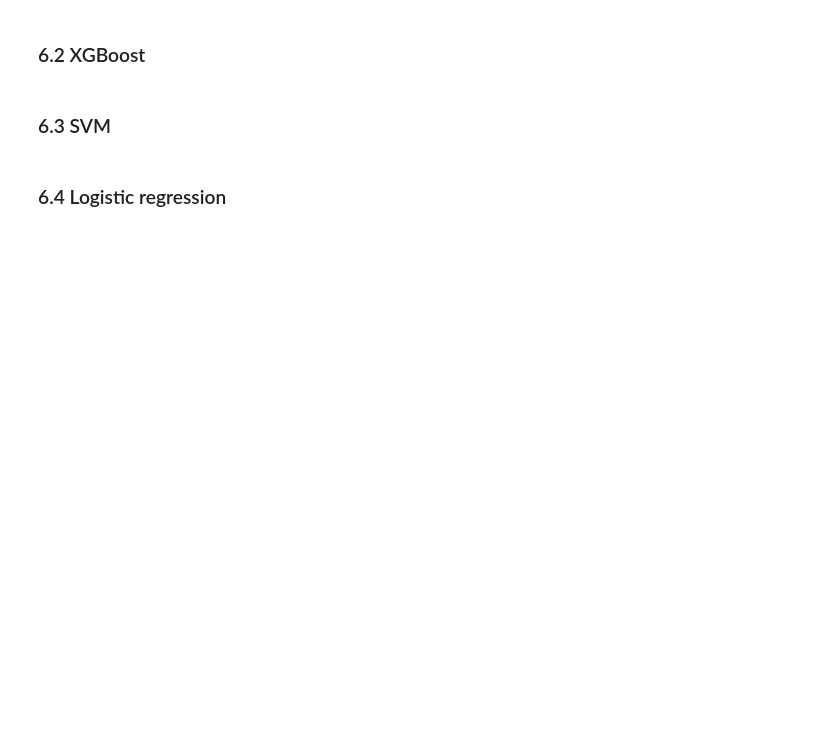
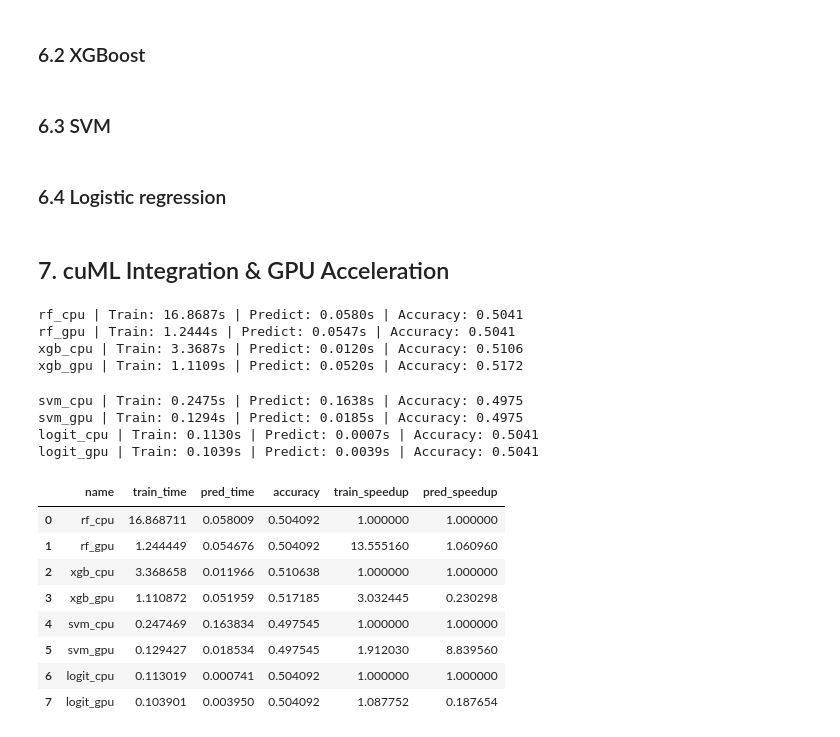
Before and after one commit to ClaireChii/AI-IN-FINANCE-PRACTICE-PROJECT, a Jupyter notebook: Practice - CPU and GPU models - Jiao Chi.ipynb, the cells around one changed output. Saved outputs shown, nothing was run; the diff lists cells and outputs as text; code cells hidden in the pictures; blank space fills up the shorter version.

```diff
--- a/Practice - CPU and GPU models - Jiao Chi.ipynb
+++ b/Practice - CPU and GPU models - Jiao Chi.ipynb
@@ -197,7 +192,7 @@ x_train.shape, y_train.shape, x_test.shape, y_test.shape
 # %% [output]
 ((1424, 242), (1424,), (611, 242), (611,))
 # %%
-x_train_gpu = cudf.DataFrame.from_pandas(x_train)
-x_test_gpu  = cudf.DataFrame.from_pandas(x_test)
-y_train_gpu = cudf.Series(y_train)
-y_test_gpu  = cudf.Series(y_test)
+x_train_gpu = cudf.from_pandas(x_train_cpu)
+x_test_gpu  = cudf.from_pandas(x_test_cpu)
+y_train_gpu = cudf.from_pandas(y_train_cpu)
+y_test_gpu  = cudf.from_pandas(y_test_cpu)
@@ -235,0 +226,13 @@ Scaling Check: Training Median is 0.0000
+# %%
+def robust_scaling_gpu(train_df_gpu, test_df_gpu):
+    scaler_gpu = cuRobustScaler()
+    scaler_gpu.fit(train_df_gpu)
+
+    train_scaled_gpu = scaler_gpu.transform(train_df_gpu)
+    test_scaled_gpu = scaler_gpu.transform(test_df_gpu)
+    avg_median = train_scaled_gpu.median().mean()
+    print(f'Scaling Check: Training Median for GPU is {avg_median:.4f}')
+    return train_scaled_cpu, test_scaled_cpu
+
+
+train_scaled_gpu, test_scaled_gpu = robust_scaling_gpu(x_train_gpu, x_test_gpu)
@@ -358,5 +364,7 @@ logit_gpu = cuLogisticRegression(
     C=1,
     max_iter=1000
 )
+# %% [markdown]
+## 7. cuML Integration & GPU Acceleration
 # %%
 model = ['rf_cpu', 'rf_gpu', 'xgb_cpu', 'xgb_gpu', 'svm_cpu', 'svm_gpu', 'logit_cpu', 'logit_gpu']
@@ -452,0 +494,29 @@ plt.tight_layout()
+# %%
+%%time
+# Run all models to collect results of time and accuracies.
+result = run_all_models(
+    model_dict,
+    x_train_cpu, train_scaled_cpu, y_train_cpu,
+    x_train_gpu, train_scaled_gpu, y_train_gpu,
+    x_test_cpu, test_scaled_cpu, y_test_cpu,
+    x_test_gpu, test_scaled_gpu, y_test_gpu
+    )
+display(result)
+# %% [output]
+rf_cpu | Train: 16.8687s | Predict: 0.0580s | Accuracy: 0.5041
+rf_gpu | Train: 1.2444s | Predict: 0.0547s | Accuracy: 0.5041
+xgb_cpu | Train: 3.3687s | Predict: 0.0120s | Accuracy: 0.5106
+xgb_gpu | Train: 1.1109s | Predict: 0.0520s | Accuracy: 0.5172
+svm_cpu | Train: 0.2475s | Predict: 0.1638s | Accuracy: 0.4975
+svm_gpu | Train: 0.1294s | Predict: 0.0185s | Accuracy: 0.4975
+logit_cpu | Train: 0.1130s | Predict: 0.0007s | Accuracy: 0.5041
+logit_gpu | Train: 0.1039s | Predict: 0.0039s | Accuracy: 0.5041
+|  | name | train_time | pred_time | accuracy | train_speedup | pred_speedup |
+| 0 | rf_cpu | 16.868711 | 0.058009 | 0.504092 | 1.000000 | 1.000000 |
+| 1 | rf_gpu | 1.244449 | 0.054676 | 0.504092 | 13.555160 | 1.060960 |
+| 2 | xgb_cpu | 3.368658 | 0.011966 | 0.510638 | 1.000000 | 1.000000 |
+| 3 | xgb_gpu | 1.110872 | 0.051959 | 0.517185 | 3.032445 | 0.230298 |
+| 4 | svm_cpu | 0.247469 | 0.163834 | 0.497545 | 1.000000 | 1.000000 |
+| 5 | svm_gpu | 0.129427 | 0.018534 | 0.497545 | 1.912030 | 8.839560 |
+| 6 | logit_cpu | 0.113019 | 0.000741 | 0.504092 | 1.000000 | 1.000000 |
+| 7 | logit_gpu | 0.103901 | 0.003950 | 0.504092 | 1.087752 | 0.187654 |
```
Also changed, not shown: parts of 13 cells of this notebook.
